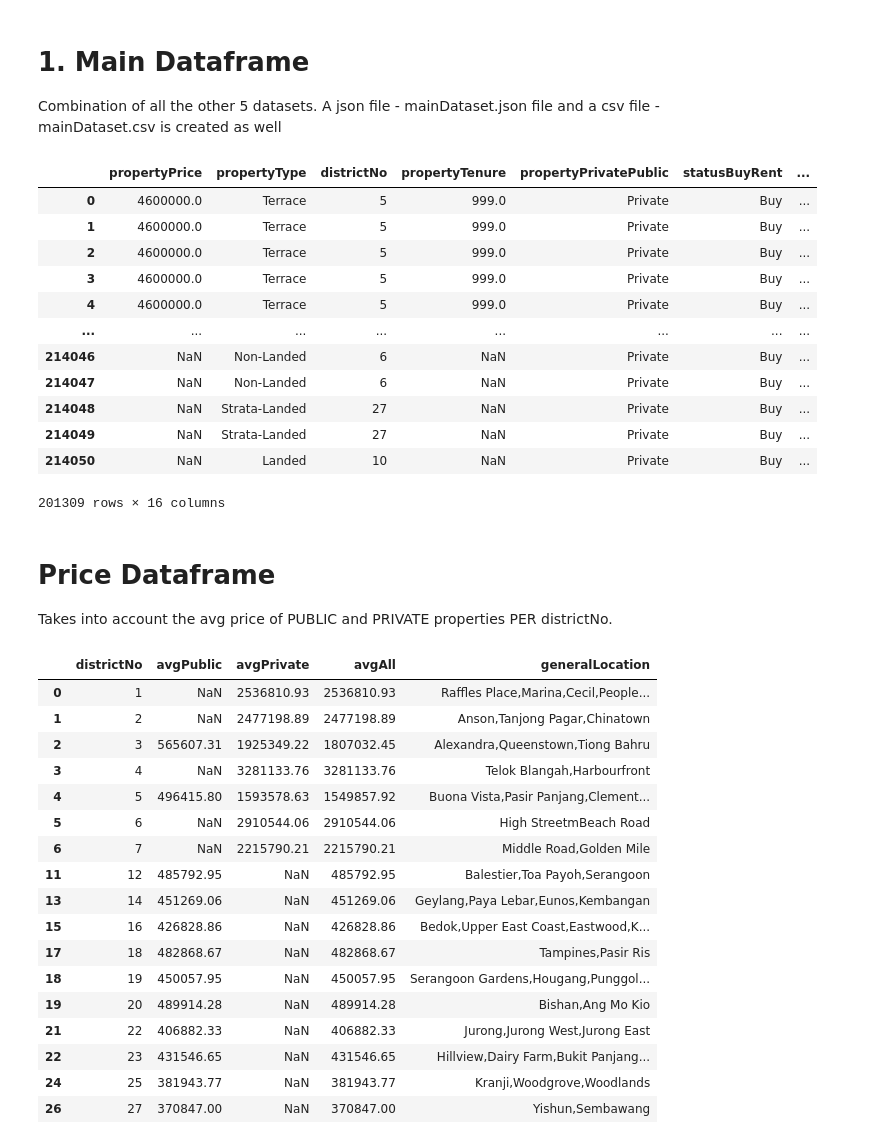
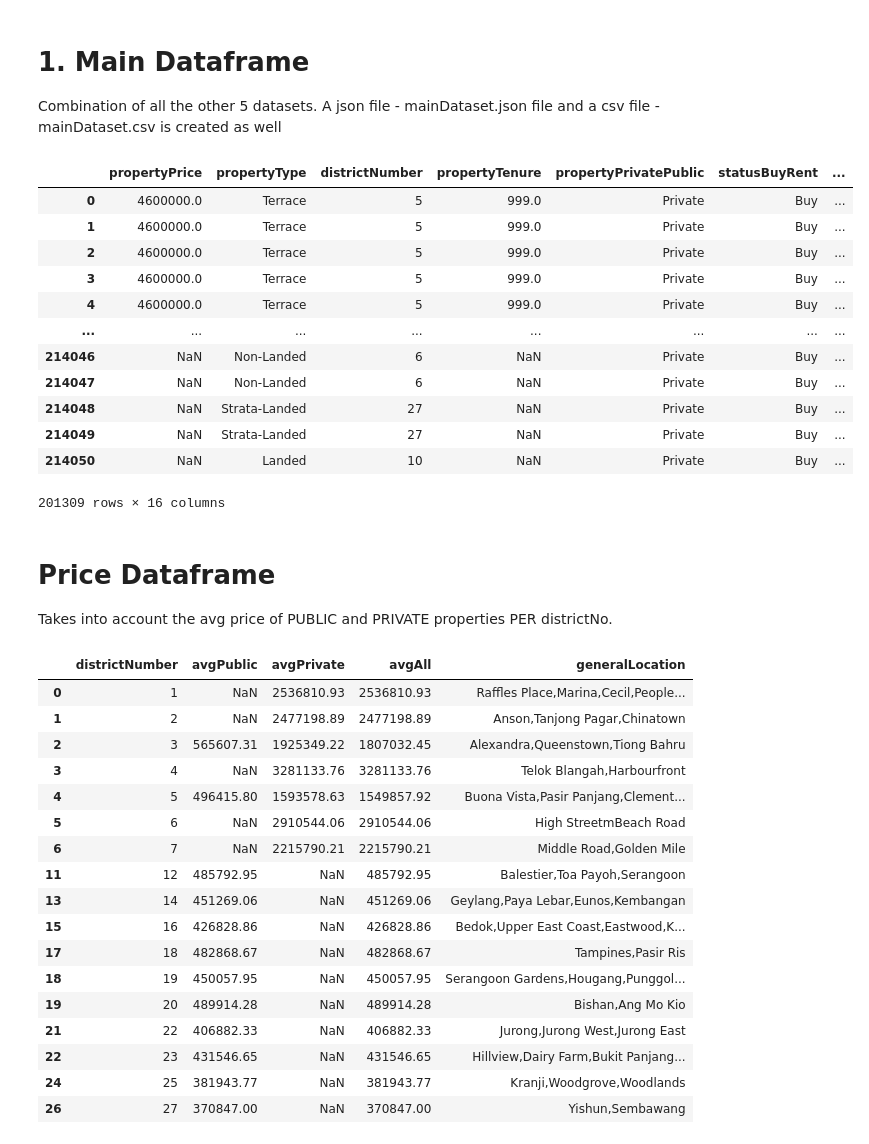
Before and after one commit to Adhvait2000/HomeSearch-Website, a Jupyter notebook: backend/NewDatasets.ipynb, the cells around one changed output. Cells and saved outputs as stored; diff of their text form; code cells hidden in the pictures.

Commit message:
Changing districtNo to districtNumber

```diff
--- a/backend/NewDatasets.ipynb
+++ b/backend/NewDatasets.ipynb
@@ -1113,9 +1116,11 @@ newPrice
 
 Combination of all the other 5 datasets. A json file - mainDataset.json file and a csv file - mainDataset.csv is created as well
 # %%
+mainDataset = mainDataset.rename(columns={'districtNo': 'districtNumber'})
+
 mainDataset
 # %% [output]
-|  | propertyPrice | propertyType | districtNo | propertyTenure | propertyPrivatePublic | statusBuyRent | ... |
+|  | propertyPrice | propertyType | districtNumber | propertyTenure | propertyPrivatePublic | statusBuyRent | ... |
 | 0 | 4600000.0 | Terrace | 5 | 999.0 | Private | Buy | ... |
 | 1 | 4600000.0 | Terrace | 5 | 999.0 | Private | Buy | ... |
 | 2 | 4600000.0 | Terrace | 5 | 999.0 | Private | Buy | ... |
@@ -1133,9 +1138,10 @@ mainDataset
 
 Takes into account the avg price of PUBLIC and PRIVATE properties PER districtNo.
 # %%
+newPrice = newPrice.rename(columns={'districtNo': 'districtNumber'})
 newPrice
 # %% [output]
-|  | districtNo | avgPublic | avgPrivate | avgAll | generalLocation |
+|  | districtNumber | avgPublic | avgPrivate | avgAll | generalLocation |
 | 0 | 1 | NaN | 2536810.93 | 2536810.93 | Raffles Place,Marina,Cecil,People... |
 | 1 | 2 | NaN | 2477198.89 | 2477198.89 | Anson,Tanjong Pagar,Chinatown |
 | 2 | 3 | 565607.31 | 1925349.22 | 1807032.45 | Alexandra,Queenstown,Tiong Bahru |
```
Also changed, not shown: parts of 1 cell of this notebook.
